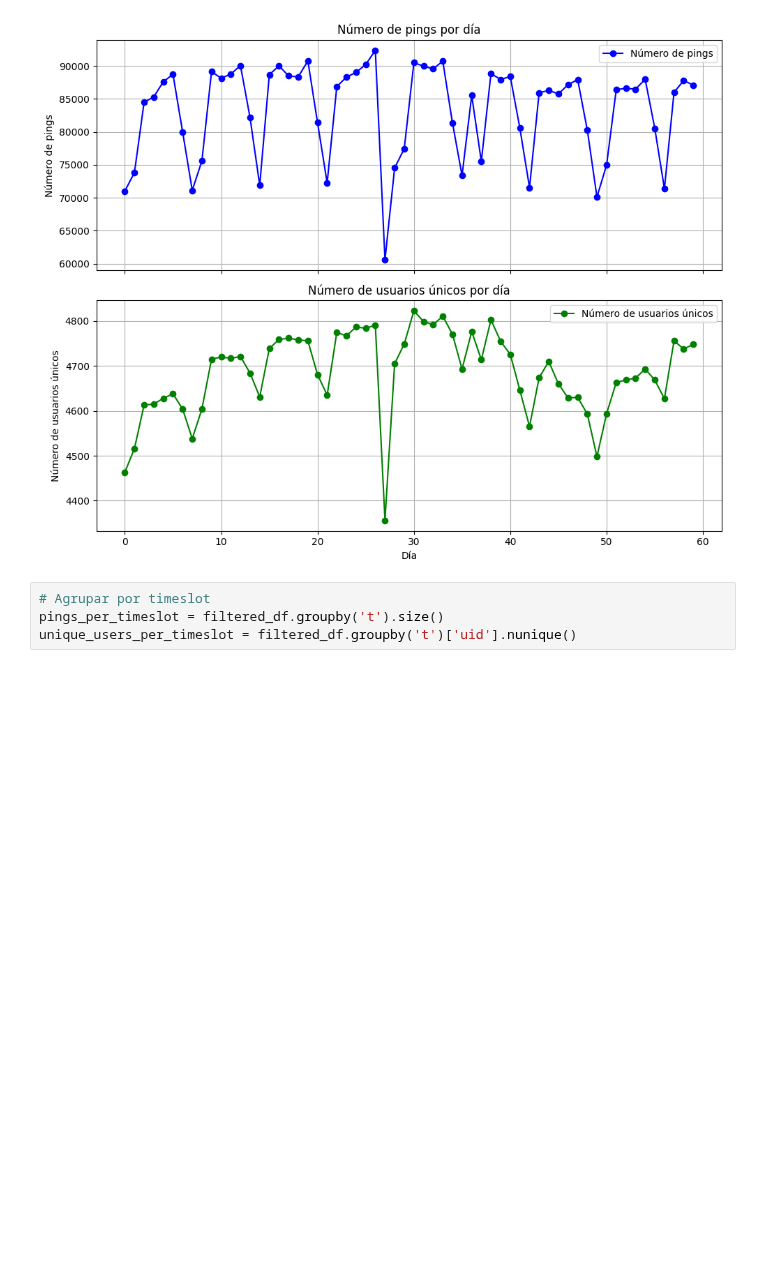
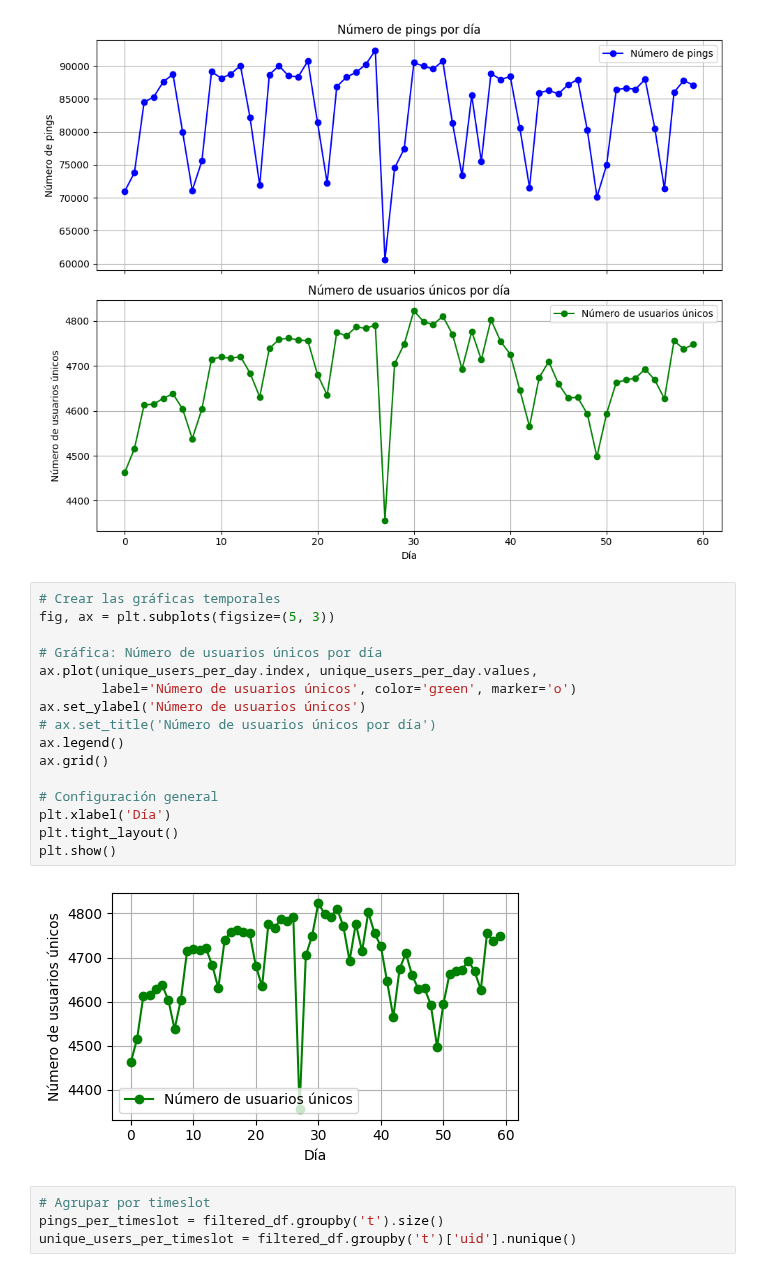
Before and after one commit to alexsierra45/thesis, a Jupyter notebook: src/notebooks/initial_humob_data_analisys.ipynb, the cells around one changed output. Saved outputs shown, nothing was run; the diff lists cells and outputs as text; blank space fills up the shorter version.

```diff
--- a/src/notebooks/initial_humob_data_analisys.ipynb
+++ b/src/notebooks/initial_humob_data_analisys.ipynb
@@ -93,6 +124,24 @@ plt.tight_layout()
 plt.show()
 # %% [output]
 [figure]
+# %%
+# Crear las gráficas temporales
+fig, ax = plt.subplots(figsize=(5, 3))
+
+# Gráfica: Número de usuarios únicos por día
+ax.plot(unique_users_per_day.index, unique_users_per_day.values,
+        label='Número de usuarios únicos', color='green', marker='o')
+ax.set_ylabel('Número de usuarios únicos')
+# ax.set_title('Número de usuarios únicos por día')
+ax.legend()
+ax.grid()
+
+# Configuración general
+plt.xlabel('Día')
+plt.tight_layout()
+plt.show()
+# %% [output]
+[figure, added]
 # %%
 # Agrupar por timeslot
 pings_per_timeslot = filtered_df.groupby('t').size()
```
Also changed, not shown: parts of 5 cells of this notebook, 3 other files.
